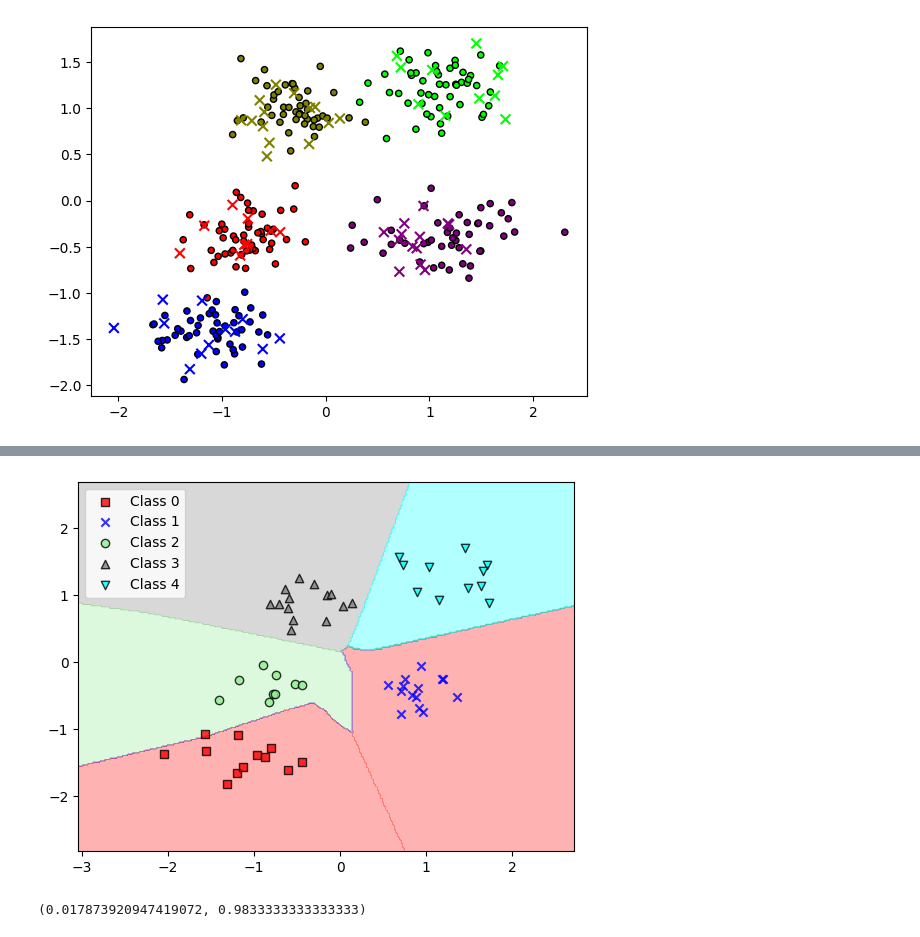
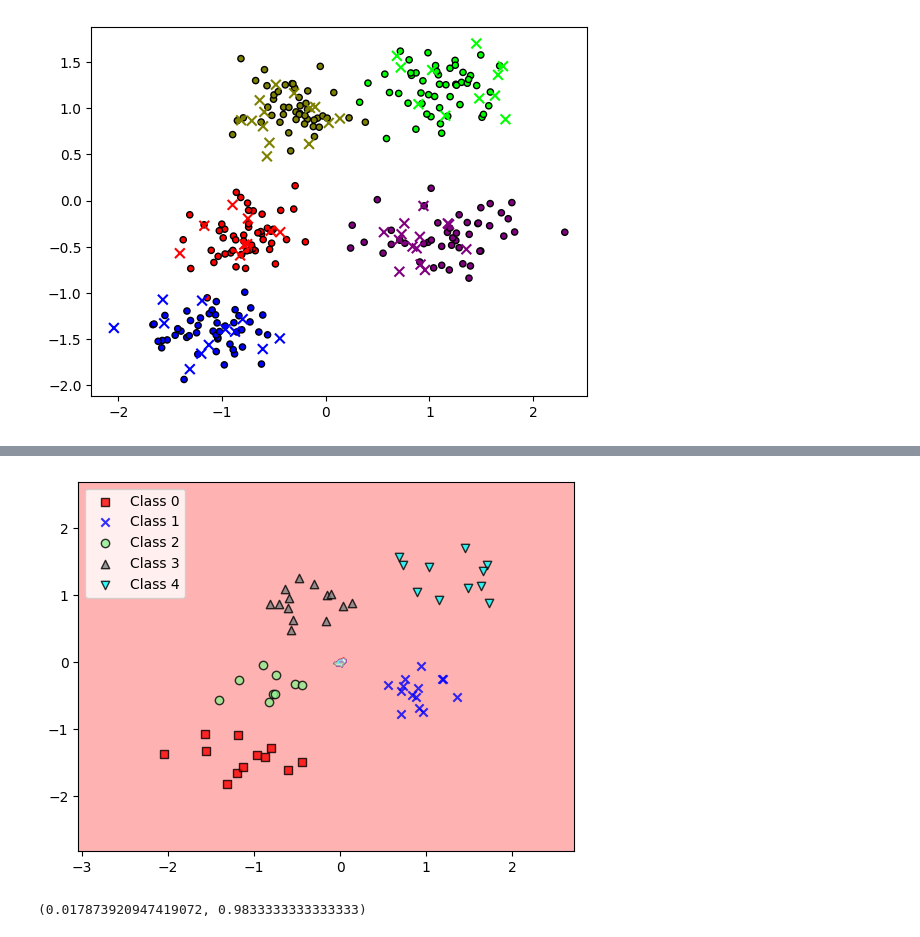
Before and after one commit to RaLLy08/scratch-mlp, a Jupyter notebook: python/mlp.ipynb, the cells around one changed output, grey strips where cells are left out. Saved outputs shown, nothing was run; the diff lists cells and outputs as text; code cells hidden in the pictures.

```diff
--- a/python/mlp.ipynb
+++ b/python/mlp.ipynb
@@ -486,7 +576,7 @@ mlp_n_class.add(LayerDense(n_dimensions, 16, LayerDense.relu))
 mlp_n_class.add(LayerDense(16, 8, LayerDense.relu))
 mlp_n_class.add(LayerDense(8, n_classes, LayerDense.softmax))
 # %%
-mlp_n_class.fit(X_train, y_train, 0.01, 100, 10)
+mlp_n_class.fit(X_train, y_train, 0.01, 1, 10)
 
 plot_decision_boundary_one_hot(mlp_n_class, X_test, y_test, 0.02)
 # %% [output]
@@ -510,4 +600,4 @@ Epoch: 99/100 | loss 0.020970981203202912 | accuracy 0.9768518518518519 | valida
-[figure, old version]
+[figure, new version]
 # %%
 mlp_n_class.evaluate(X_test, y_test)
 # %% [output]
```
Also changed, not shown: parts of 9 cells of this notebook.
